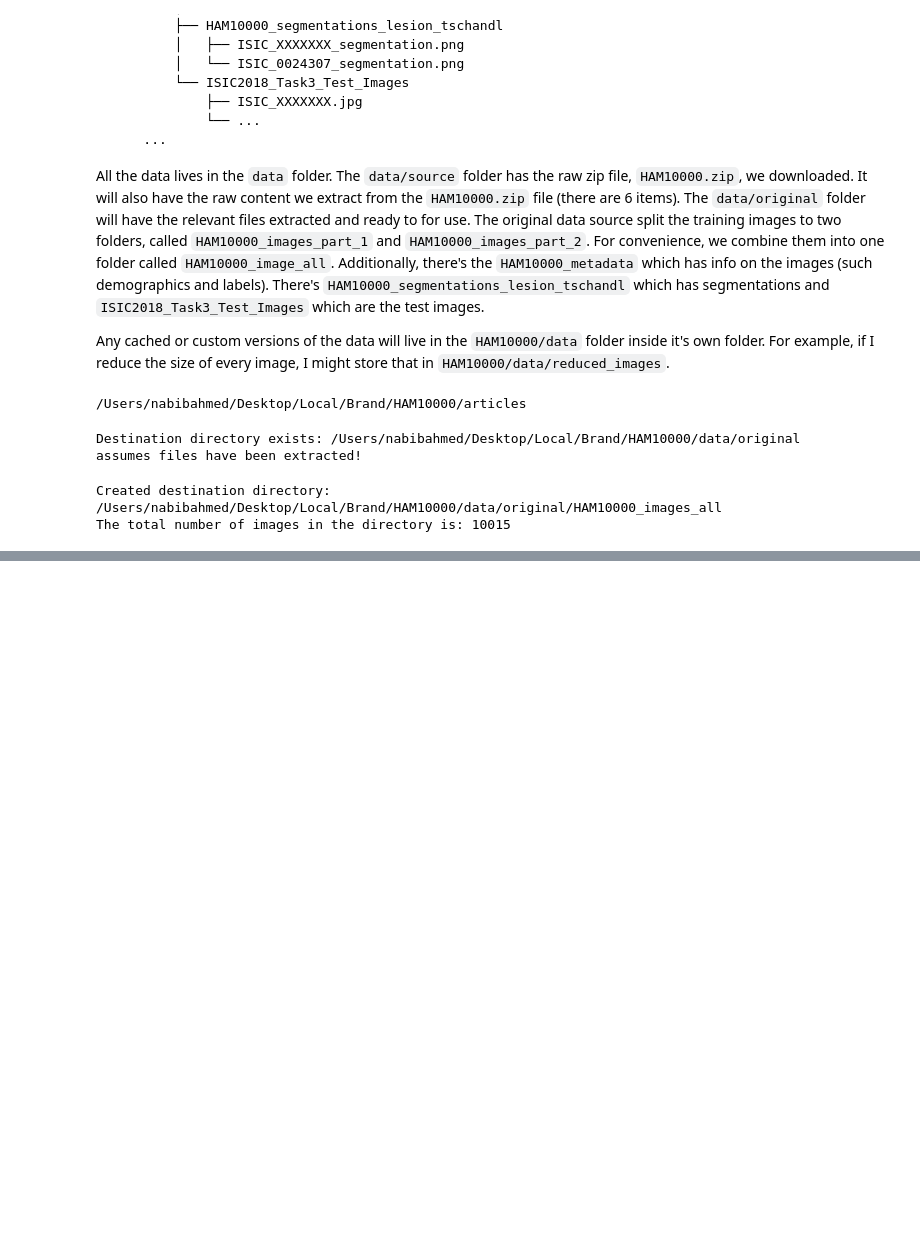
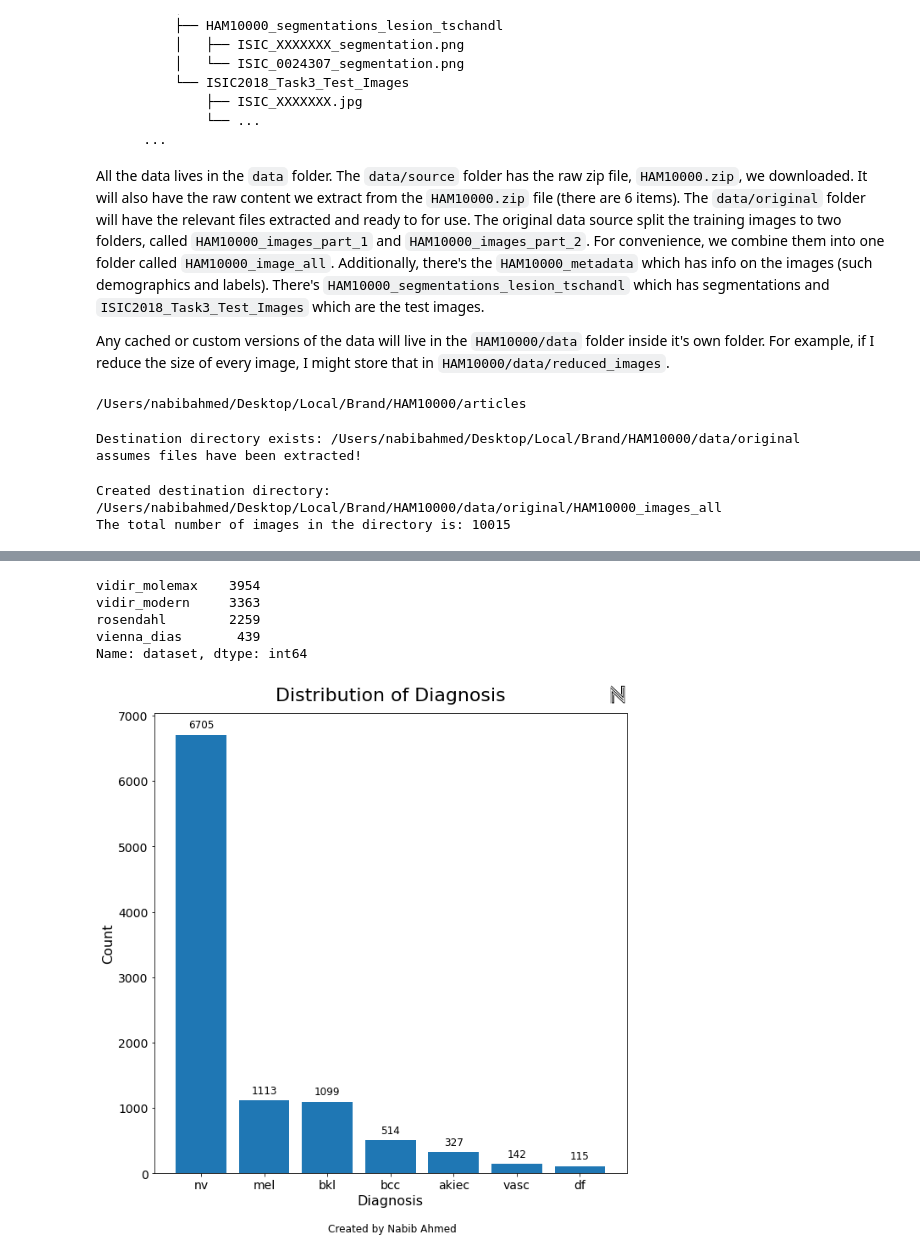
Before and after one commit to nahmed3536/HAM10000, a Jupyter notebook: articles/HAM10000.ipynb, the cells around one changed output, grey strips where cells are left out. Cells and saved outputs as stored; diff of their text form; code cells hidden in the pictures; blank space fills up the shorter version.

```diff
--- a/articles/HAM10000.ipynb
+++ b/articles/HAM10000.ipynb
@@ -134,0 +145,4 @@ The total number of images in the directory is: 10015
+# %%
+# load in the metadata.csv file
+metadata_df = pd.read_csv(os.path.join(base_dir, "data", "original", "HAM10000_metadata"))
+metadata_df.head()
@@ -134,0 +381,57 @@ The total number of images in the directory is: 10015
+# %%
+metadata_df["dataset"].value_counts()
+# %% [output]
+vidir_molemax    3954
+vidir_modern     3363
+rosendahl        2259
+vienna_dias       439
+Name: dataset, dtype: int64
+# %%
+def dx_distribution(metadata_df = metadata_df, save: bool = False) -> None:
+    # make a copy of the df
+    df = metadata_df.copy()
+
+    # extract the data
+    d = metadata_df["dx"]
+
+    label, count = d.value_counts().index, d.value_counts().values
+
+
+    # make a plot
+    fig, ax = plt.subplots(figsize=(10,10))
+    bars = ax.bar(label, count)
+
+    #add axis labels
+    ax.set_ylabel('Count', fontsize=16, rotation=90)
+    ax.set_xlabel('Diagnosis', fontsize=16, rotation=0)
+
+    # adjust the position of label
+    # ax.yaxis.set_label_coords(0, 1.03)
+    # ax.xaxis.set_label_coords(1.0, -.03)
+
+    # adjust the tick mark
+    ax.xaxis.set_tick_params(labelsize=14)
+    ax.yaxis.set_tick_params(labelsize=14)
+
+    # add title
+    ax.set_title("Distribution of Diagnosis", fontsize=22, pad=15)
+
+    # add Created by Nabib Ahmed
+    fig.text(0.41, 0.03, "Created by Nabib Ahmed", fontsize=12)
+
+    # add counts on the bars
+    ax.bar_label(bars, padding = 5, fontsize=12)
+
+    # add Logo
+    logo = fig.add_axes([.87, .895, .03, .03], anchor='NE', zorder=2)
+    logo.imshow(LOGO)
+    logo.axis('off')
+
+    # save figure
+    name = "dx_distribution"
+    if save:
+        plt.savefig(f"{os.path.join(base_dir, 'output', name)}.png")
+
+dx_distribution(save = True)
+# %% [output]
+[figure, added]
```
Also changed, not shown: parts of 24 cells of this notebook.
